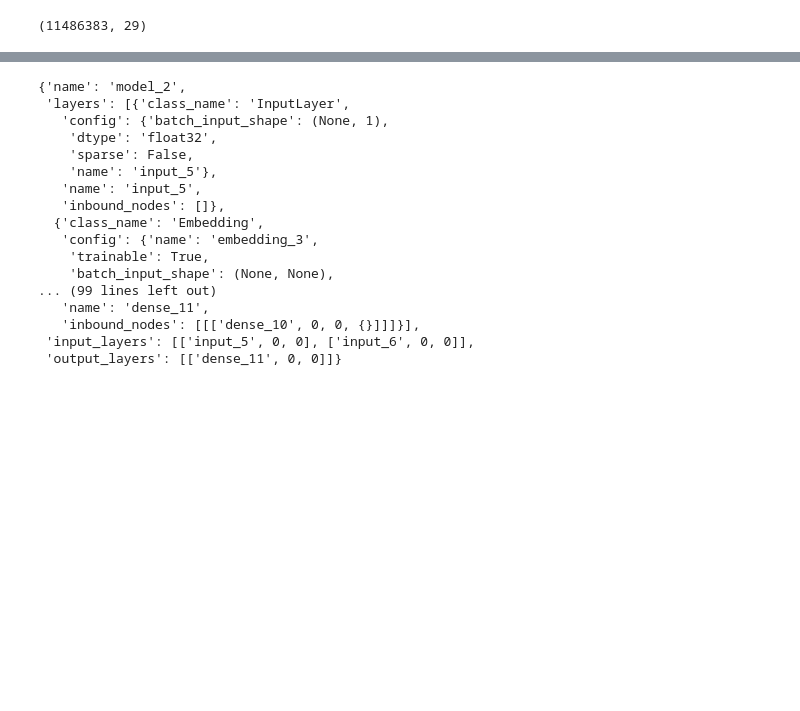
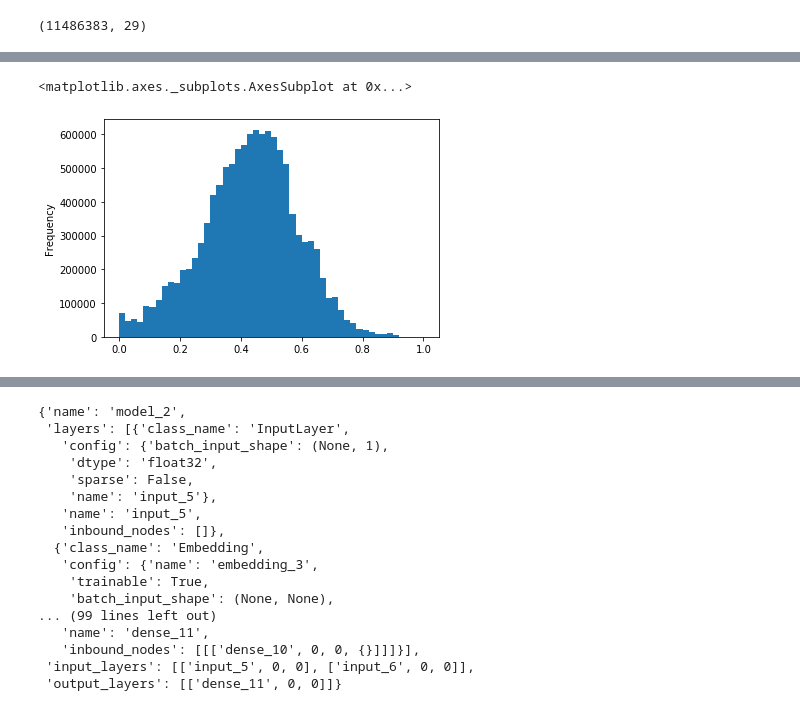
Before and after one commit to Runmangogo/Kaggle_ASHRAE_energy, a Jupyter notebook: trainingModels.ipynb, the cells around one changed output, grey strips where cells are left out. Saved outputs shown, nothing was run; the diff lists cells and outputs as text; code cells hidden in the pictures; blank space fills up the shorter version.

Commit message:
updates on trainingModels
basic data cleaning for Y, re-scale Y, update model

```diff
--- a/trainingModels.ipynb
+++ b/trainingModels.ipynb
@@ -26,0 +105,8 @@ merge_train0_no0.drop(['site_id','building_id','timestamp','meter_reading'], axi
+# %%
+# need to rescale the meter_reading:
+from sklearn.preprocessing import RobustScaler, MinMaxScaler
+rob_y = RobustScaler()
+mm_y = MinMaxScaler()
+# %%
+meter_reading_prepared = mm_y.fit_transform(rob_y.fit_transform(meter_reading.values.reshape(-1,1)))
+meter_reading_prepared
@@ -26,0 +136,3 @@ merge_train0_no0.drop(['site_id','building_id','timestamp','meter_reading'], axi
+# %%
+meter_reading.update(pd.Series(meter_reading_prepared.reshape(-1,)))
+meter_reading
@@ -26,0 +152,3 @@ merge_train0_no0.drop(['site_id','building_id','timestamp','meter_reading'], axi
+# %%
+merge_train0_no0.update(meter_reading)
+merge_train0_no0
@@ -27,3 +169,8 @@ merge_train0_no0.drop(['site_id','building_id','timestamp','meter_reading'], axi
+# %%
+meter_reading.plot.hist(bins=50)
+# %% [output]
+<matplotlib.axes._subplots.AxesSubplot at 0x...>
+[figure, added]
 # %%
 X = [merge_train0_no0.building_id.values, merge_train0_no0.drop(['site_id','building_id','timestamp','meter_reading'], axis=1).values]
 y = merge_train0_no0.meter_reading.values
```
Also changed, not shown: parts of 16 cells of this notebook, 1 other file.
